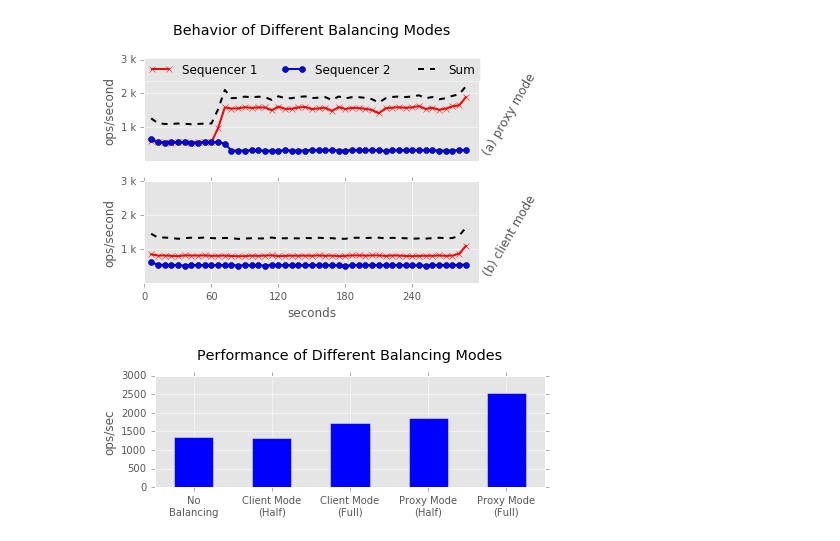
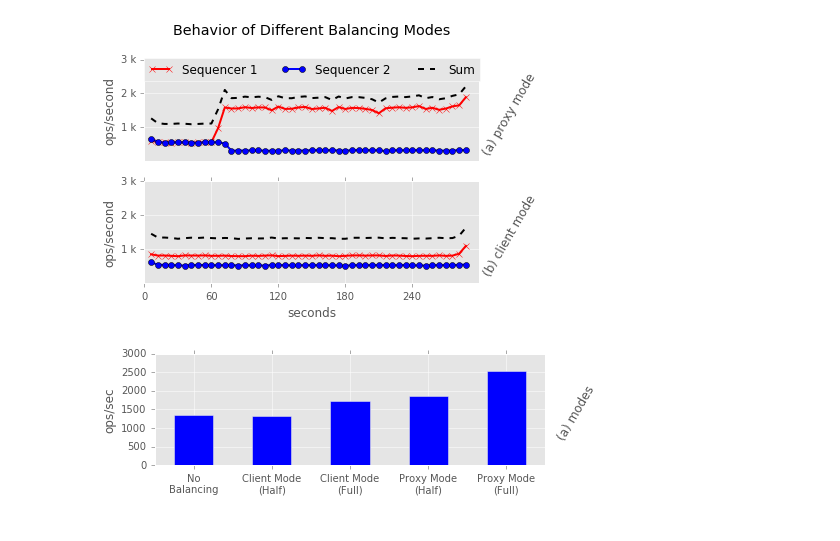
Before and after one commit to michaelsevilla/malacology-popper, a Jupyter notebook: experiments/mds-zlog-seq-migrate-redux-waves/results-paper/visualize.ipynb, the cells around one changed output. Drawn from its saved outputs; the diff is of its cells as text; code cells hidden in the pictures.

```diff
--- a/experiments/mds-zlog-seq-migrate-redux-waves/results-paper/visualize.ipynb
+++ b/experiments/mds-zlog-seq-migrate-redux-waves/results-paper/visualize.ipynb
@@ -75,32 +75,35 @@ df = sum_throughput(glob.glob("../../mds-zlog-seq-migrate-redux-baseline/results
 df.columns = ['seconds', 'No\nBalancing']
 
 name = "Client Mode\n(Half)"
 s = sum_throughput(glob.glob("wave2-*throughput.csv"))
 s.columns = ['seconds', name]
 df = pd.concat([df, s[name]], axis=1)
 
 name = "Client Mode\n(Full)"
 s = sum_throughput(glob.glob("proxy2wave-all-*throughput.csv"))
 s.columns = ['seconds', name]
 df = pd.concat([df, s[name]], axis=1)
 
 name = "Proxy Mode\n(Half)"
 s = sum_throughput(glob.glob("wave1-*throughput.csv"))
 s.columns = ['seconds', name]
 df = pd.concat([df, s[name]], axis=1)
 
 name = "Proxy Mode\n(Full)"
 s = sum_throughput(glob.glob("proxy-all-*throughput.csv"))
 s.columns = ['seconds', name]
 df = pd.concat([df, s[name]], axis=1)
 
 # Trim off the unstable throughputs
 df = df.drop(df.index[range(0, 18)])
 df = df.drop(df.index[range(len(df)-5, len(df))])
 ax = df.mean().plot.bar(figsize=(7,2))
-ax.set_title("Performance of Different Balancing Modes", y=1.1)
+#ax.set_title("Performance of Different Balancing Modes", y=1.1)
 ax.set_ylabel("ops/sec")
 plt.xticks(rotation='horizontal')
+ax2 = ax.twinx()
+ax2.set_yticks([])
+ax2.set_ylabel("(a) modes", fontsize=12, rotation=60, labelpad=25)
 plt.savefig('mantle-mode-performance.png', dpi=300, bbox_inches='tight')
 # %% [output]
-[figure, old version]
+[figure, new version]
```
Also changed, not shown: 7 other files.
